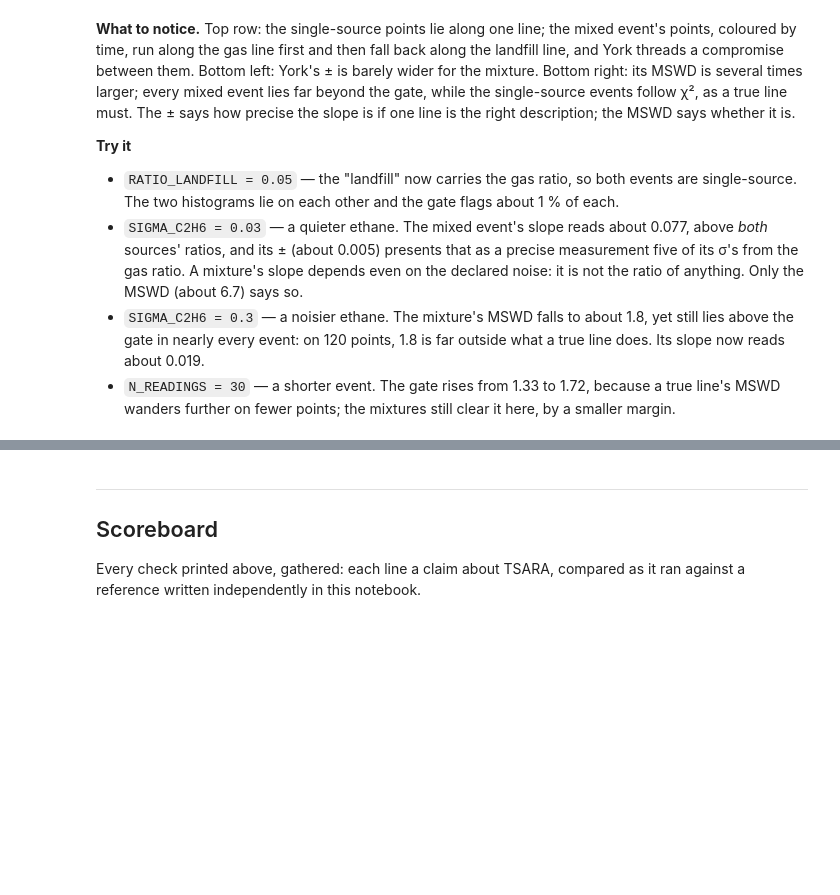
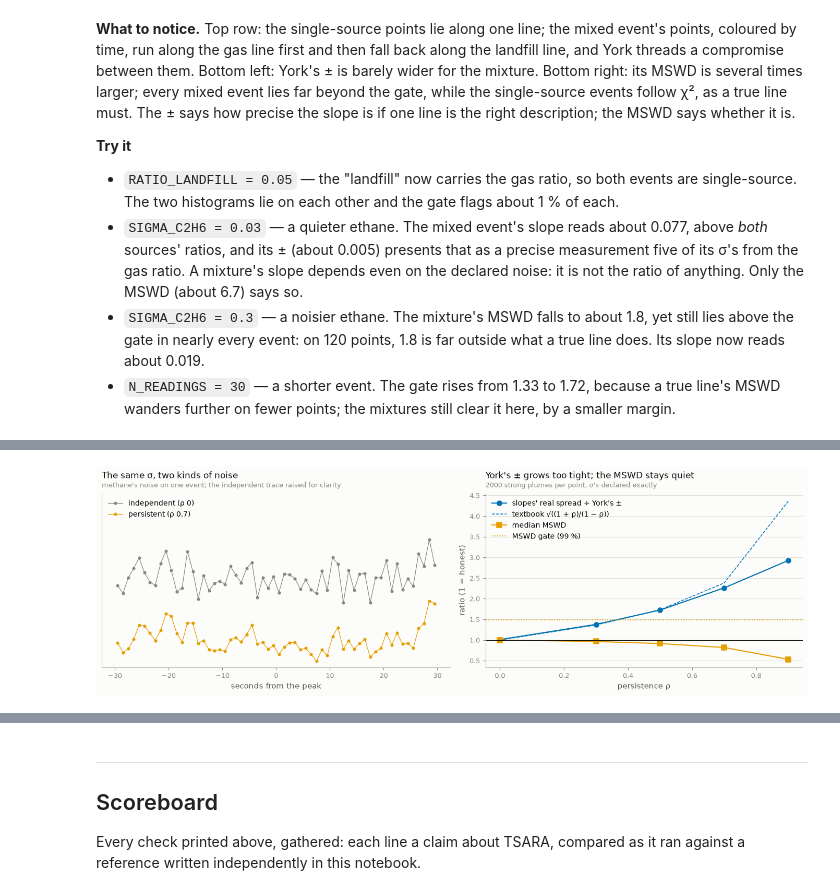
Before and after one commit to agmeyer4/tsara, a Jupyter notebook: examples/notebooks/07_ratios_walkthrough.ipynb, the cells around one changed output, grey strips where cells are left out. Drawn from its saved outputs; the diff is of its cells as text; code cells hidden in the pictures; blank space fills up the shorter version.

```diff
--- a/examples/notebooks/07_ratios_walkthrough.ipynb
+++ b/examples/notebooks/07_ratios_walkthrough.ipynb
@@ -805,0 +1060,12 @@ slope is if one line is the right description; the MSWD says whether it is.
+# %%
+# ---- PARAMETERS (section 4) ----
+RATIO = 0.05  # the source's true Δethane / Δmethane
+PEAK = 60.0  # a strong plume, so that only the persistence is wrong (§3)
+WIDTH_S = 10.0  # the plume's standard deviation in time, s
+N_READINGS = 60  # 1 s readings, centred on the peak
+SIGMA_CH4 = 3.0  # methane noise per reading, ppb: declared exactly
+SIGMA_C2H6 = 0.3  # ethane noise per reading, ppb: declared exactly
+RHOS = (0.0, 0.3, 0.5, 0.7, 0.9)  # persistence values for the right-hand panel
+RHO_DRAWN = 0.7  # the persistence the left-hand panel draws
+N_EVENTS = 2000
+SEED = 5
@@ -805,0 +1136,57 @@ slope is if one line is the right description; the MSWD says whether it is.
+# %%
+# Figure only.
+fig, (ax_a, ax_b) = plt.subplots(1, 2, figsize=(12.5, 4.1), width_ratios=[1.1, 1])
+rng = np.random.default_rng(SEED)
+fresh = rng.standard_normal(N_READINGS)
+runs = fresh.copy()
+for i in range(1, N_READINGS):
+    runs[i] = RHO_DRAWN * runs[i - 1] + np.sqrt(1 - RHO_DRAWN**2) * fresh[i]
+t = np.arange(N_READINGS) - (N_READINGS - 1) / 2
+ax_a.plot(
+    t, SIGMA_CH4 * fresh + 4 * SIGMA_CH4, "o-", ms=3, lw=0.8, color=MUTED, label="independent (ρ 0)"
+)
+ax_a.plot(t, SIGMA_CH4 * runs, "o-", ms=3, lw=0.8, color=C2, label=f"persistent (ρ {RHO_DRAWN:g})")
+ax_a.set_yticks([])
+finish(
+    ax_a,
+    "The same σ, two kinds of noise",
+    "methane's noise on one event; the independent trace raised for clarity",
+    xlab="seconds from the peak",
+    legend=True,
+    loc="upper left",
+)
+low, high = ax_a.get_ylim()
+ax_a.set_ylim(low, high + 0.3 * (high - low))
+
+rhos = np.array(list(rows))
+ax_b.plot(
+    rhos,
+    [rows[r]["actual ÷ promised"] for r in rows],
+    "o-",
+    color=C1,
+    label="slopes' real spread ÷ York's ±",
+)
+ax_b.plot(
+    rhos,
+    [rows[r]["textbook factor"] for r in rows],
+    "--",
+    color=C1,
+    lw=1,
+    label="textbook √((1 + ρ)/(1 − ρ))",
+)
+ax_b.plot(rhos, [rows[r]["median MSWD"] for r in rows], "s-", color=C2, label="median MSWD")
+ax_b.axhline(1, color=INK, lw=0.8)
+ax_b.axhline(gate, color=C2, ls=":", lw=1.2, label="MSWD gate (99 %)")
+finish(
+    ax_b,
+    "York's ± grows too tight; the MSWD stays quiet",
+    f"{N_EVENTS} strong plumes per point, σ's declared exactly",
+    ylab="ratio (1 = honest)",
+    xlab="persistence ρ",
+    legend=True,
+    loc="upper left",
+)
+fig.tight_layout()
+plt.show()
+# %% [output]
+[figure, added]
```
Also changed, not shown: parts of 13 cells of this notebook.
